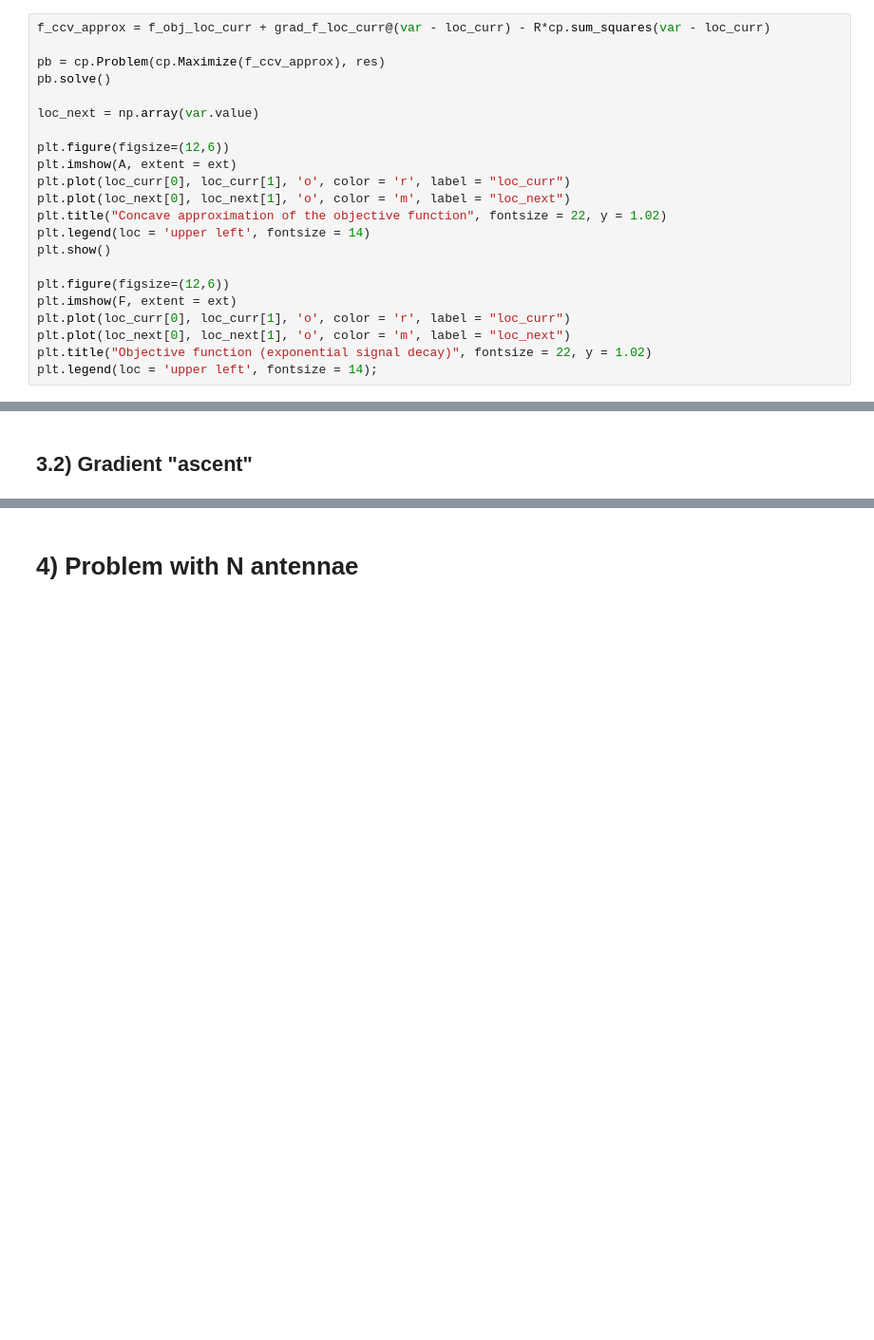
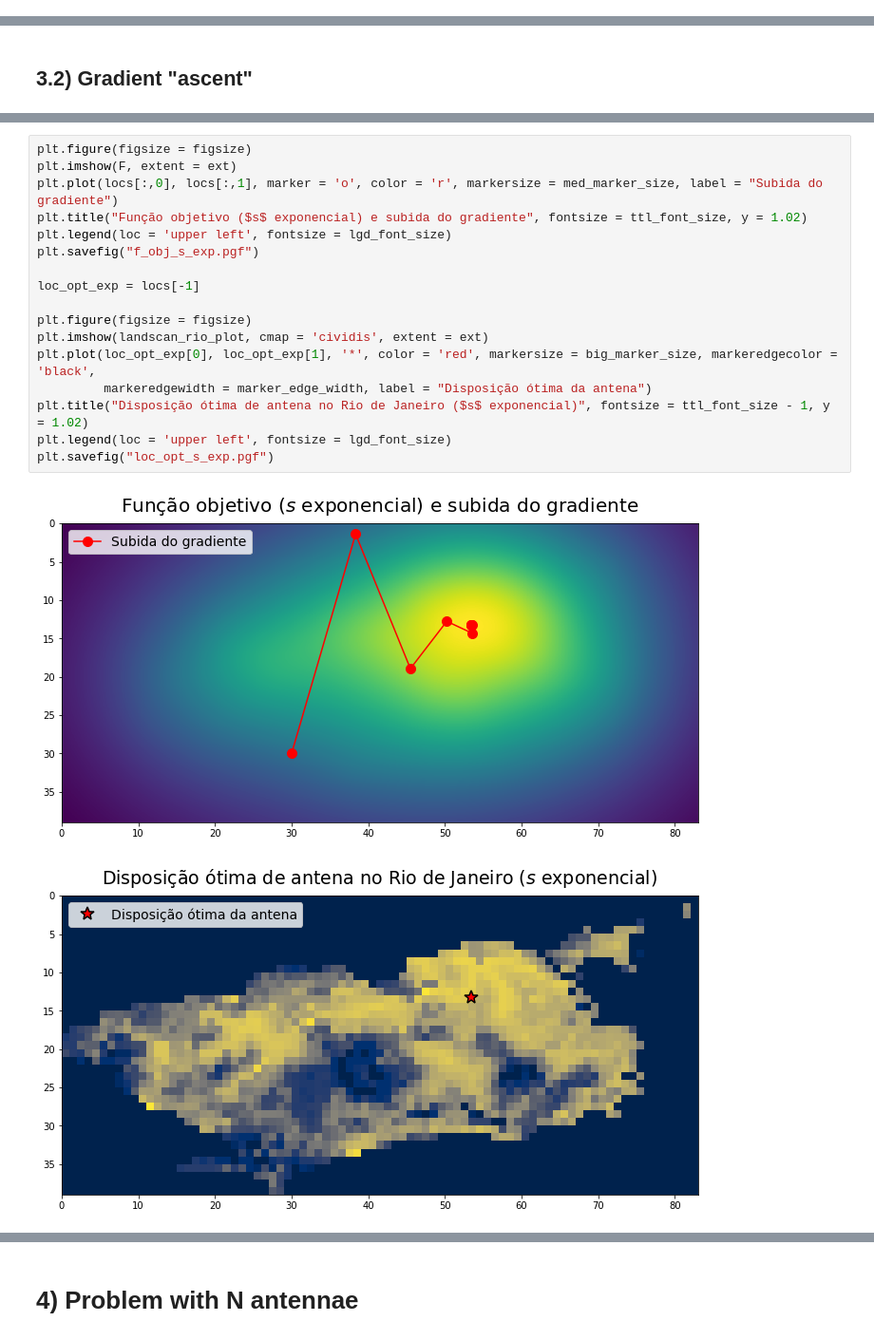
Before and after one commit to Luan-Lima-Freitas/Antenna-Placement-Optimization, a Jupyter notebook: Antenna_Placement_Optim.ipynb, the cells around one changed output, grey strips where cells are left out. Shown at 95% size. Drawn from its saved outputs; the diff is of its cells as text; blank space fills up the shorter version.

```diff
--- a/Antenna_Placement_Optim.ipynb
+++ b/Antenna_Placement_Optim.ipynb
@@ -146,22 +146,0 @@ plt.legend(loc = 'upper left', fontsize = 14);
-# %%
-f_ccv_approx = f_obj_loc_curr + grad_f_loc_curr@(var - loc_curr) - R*cp.sum_squares(var - loc_curr)
-
-pb = cp.Problem(cp.Maximize(f_ccv_approx), res)
-pb.solve()
-
-loc_next = np.array(var.value)
-
-plt.figure(figsize=(12,6))
-plt.imshow(A, extent = ext)
-plt.plot(loc_curr[0], loc_curr[1], 'o', color = 'r', label = "loc_curr")
-plt.plot(loc_next[0], loc_next[1], 'o', color = 'm', label = "loc_next")
-plt.title("Concave approximation of the objective function", fontsize = 22, y = 1.02)
-plt.legend(loc = 'upper left', fontsize = 14)
-plt.show()
-
-plt.figure(figsize=(12,6))
-plt.imshow(F, extent = ext)
-plt.plot(loc_curr[0], loc_curr[1], 'o', color = 'r', label = "loc_curr")
-plt.plot(loc_next[0], loc_next[1], 'o', color = 'm', label = "loc_next")
-plt.title("Objective function (exponential signal decay)", fontsize = 22, y = 1.02)
-plt.legend(loc = 'upper left', fontsize = 14);
@@ -288,0 +192,20 @@ len(locs) = 10
+# %%
+plt.figure(figsize = figsize)
+plt.imshow(F, extent = ext)
+plt.plot(locs[:,0], locs[:,1], marker = 'o', color = 'r', markersize = med_marker_size, label = "Subida do gradiente")
+plt.title("Função objetivo ($s$ exponencial) e subida do gradiente", fontsize = ttl_font_size, y = 1.02)
+plt.legend(loc = 'upper left', fontsize = lgd_font_size)
+plt.savefig("f_obj_s_exp.pgf")
+
+loc_opt_exp = locs[-1]
+
+plt.figure(figsize = figsize)
+plt.imshow(landscan_rio_plot, cmap = 'cividis', extent = ext)
+plt.plot(loc_opt_exp[0], loc_opt_exp[1], '*', color = 'red', markersize = big_marker_size, markeredgecolor = 'black',
+         markeredgewidth = marker_edge_width, label = "Disposição ótima da antena")
+plt.title("Disposição ótima de antena no Rio de Janeiro ($s$ exponencial)", fontsize = ttl_font_size - 1, y = 1.02)
+plt.legend(loc = 'upper left', fontsize = lgd_font_size)
+plt.savefig("loc_opt_s_exp.pgf")
+# %% [output]
+[figure, added]
+[figure, added]
```
Also changed, not shown: parts of 31 cells of this notebook, 2 other files.
